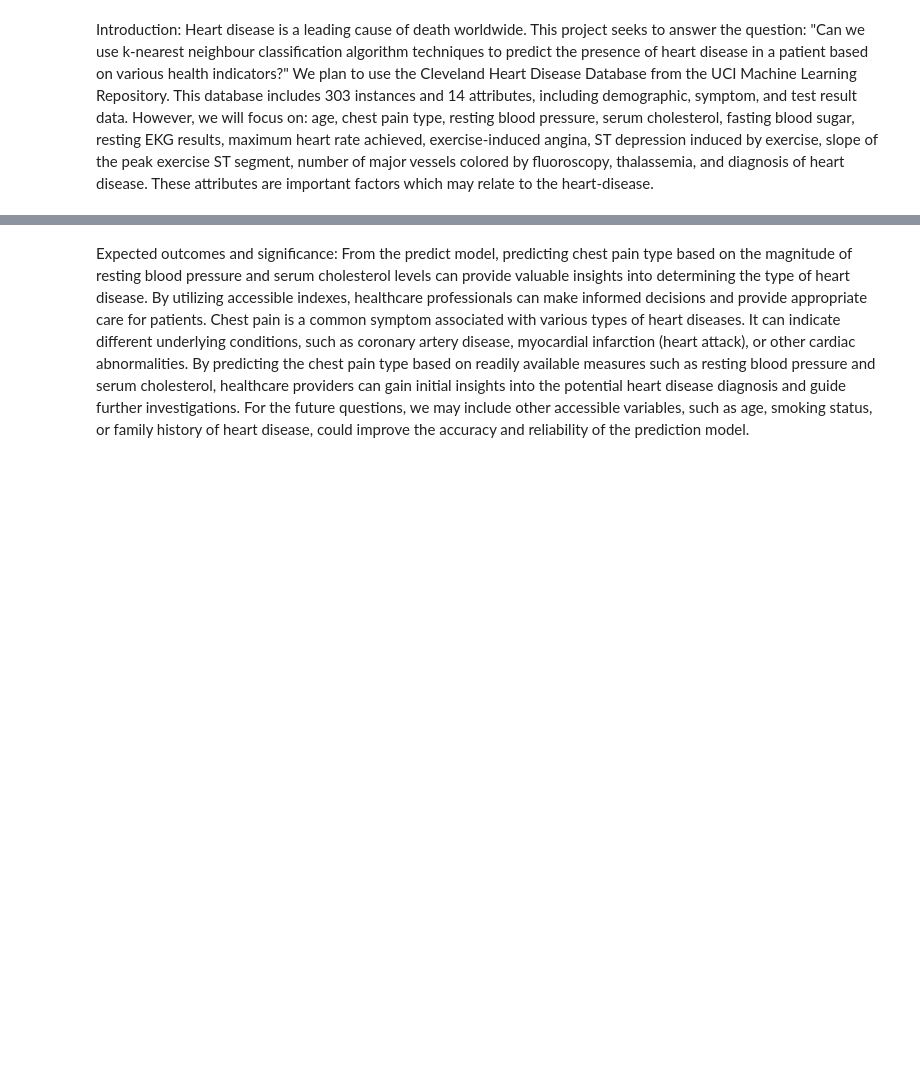
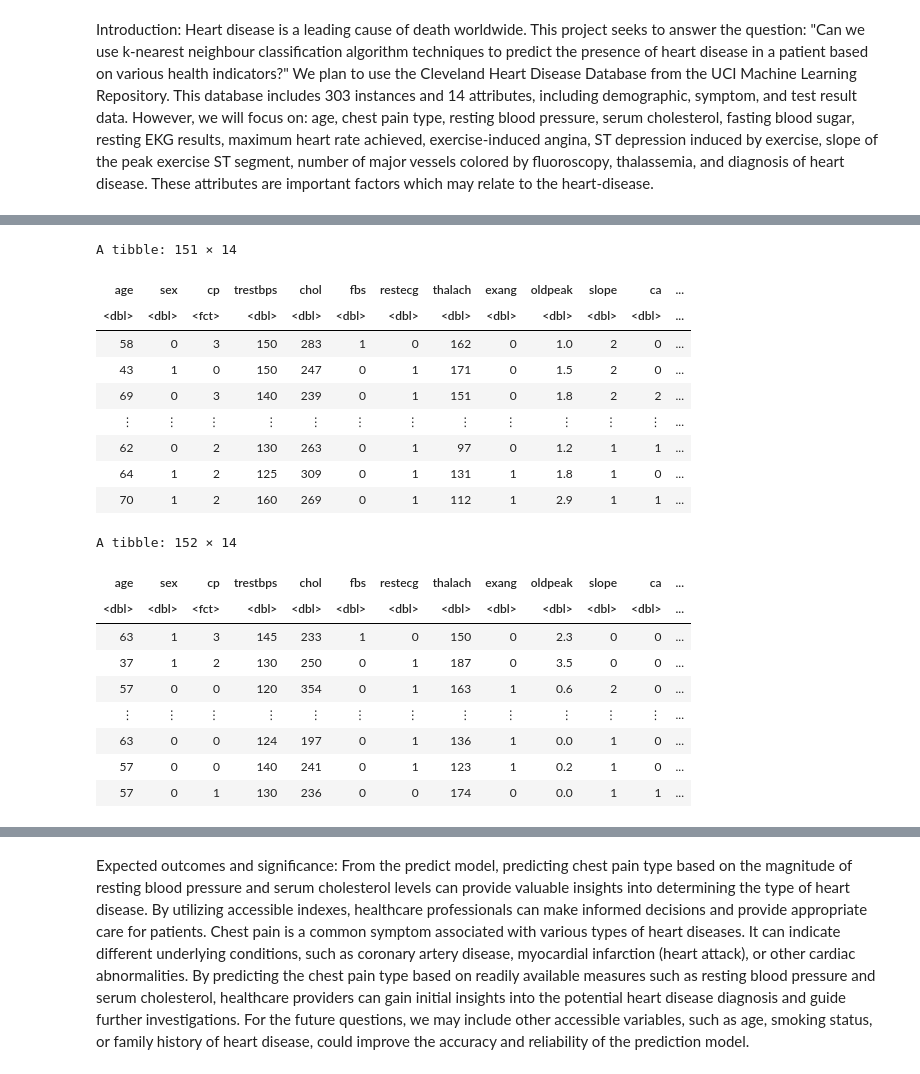
Before and after one commit to Chr1zz-D/dsci-100-demo, a Jupyter notebook: group_proposal.ipynb, the cells around one changed output, grey strips where cells are left out. Cells and saved outputs as stored; diff of their text form; code cells hidden in the pictures; blank space fills up the shorter version.

```diff
--- a/group_proposal.ipynb
+++ b/group_proposal.ipynb
@@ -5,0 +61,27 @@ Heart disease is a leading cause of death worldwide. This project seeks to answe
+# %%
+heart_disease_split <- initial_split(heart_disease, prop = 0.5, strata = cp)
+heart_disease_train <- training(heart_disease_split)
+heart_disease_test <- testing(heart_disease_split)
+heart_disease_train
+heart_disease_test
+# %% [output]
+A tibble: 151 × 14
+| age | sex | cp | trestbps | chol | fbs | restecg | thalach | exang | oldpeak | slope | ca | ... |
+| <dbl> | <dbl> | <fct> | <dbl> | <dbl> | <dbl> | <dbl> | <dbl> | <dbl> | <dbl> | <dbl> | <dbl> | ... |
+| 58 | 0 | 3 | 150 | 283 | 1 | 0 | 162 | 0 | 1.0 | 2 | 0 | ... |
+| 43 | 1 | 0 | 150 | 247 | 0 | 1 | 171 | 0 | 1.5 | 2 | 0 | ... |
+| 69 | 0 | 3 | 140 | 239 | 0 | 1 | 151 | 0 | 1.8 | 2 | 2 | ... |
+| ⋮ | ⋮ | ⋮ | ⋮ | ⋮ | ⋮ | ⋮ | ⋮ | ⋮ | ⋮ | ⋮ | ⋮ | ... |
+| 62 | 0 | 2 | 130 | 263 | 0 | 1 | 97 | 0 | 1.2 | 1 | 1 | ... |
+| 64 | 1 | 2 | 125 | 309 | 0 | 1 | 131 | 1 | 1.8 | 1 | 0 | ... |
+| 70 | 1 | 2 | 160 | 269 | 0 | 1 | 112 | 1 | 2.9 | 1 | 1 | ... |
+A tibble: 152 × 14
+| age | sex | cp | trestbps | chol | fbs | restecg | thalach | exang | oldpeak | slope | ca | ... |
+| <dbl> | <dbl> | <fct> | <dbl> | <dbl> | <dbl> | <dbl> | <dbl> | <dbl> | <dbl> | <dbl> | <dbl> | ... |
+| 63 | 1 | 3 | 145 | 233 | 1 | 0 | 150 | 0 | 2.3 | 0 | 0 | ... |
+| 37 | 1 | 2 | 130 | 250 | 0 | 1 | 187 | 0 | 3.5 | 0 | 0 | ... |
+| 57 | 0 | 0 | 120 | 354 | 0 | 1 | 163 | 1 | 0.6 | 2 | 0 | ... |
+| ⋮ | ⋮ | ⋮ | ⋮ | ⋮ | ⋮ | ⋮ | ⋮ | ⋮ | ⋮ | ⋮ | ⋮ | ... |
+| 63 | 0 | 0 | 124 | 197 | 0 | 1 | 136 | 1 | 0.0 | 1 | 0 | ... |
+| 57 | 0 | 0 | 140 | 241 | 0 | 1 | 123 | 1 | 0.2 | 1 | 0 | ... |
+| 57 | 0 | 1 | 130 | 236 | 0 | 0 | 174 | 0 | 0.0 | 1 | 1 | ... |
```
Also changed, not shown: parts of 6 cells of this notebook.
